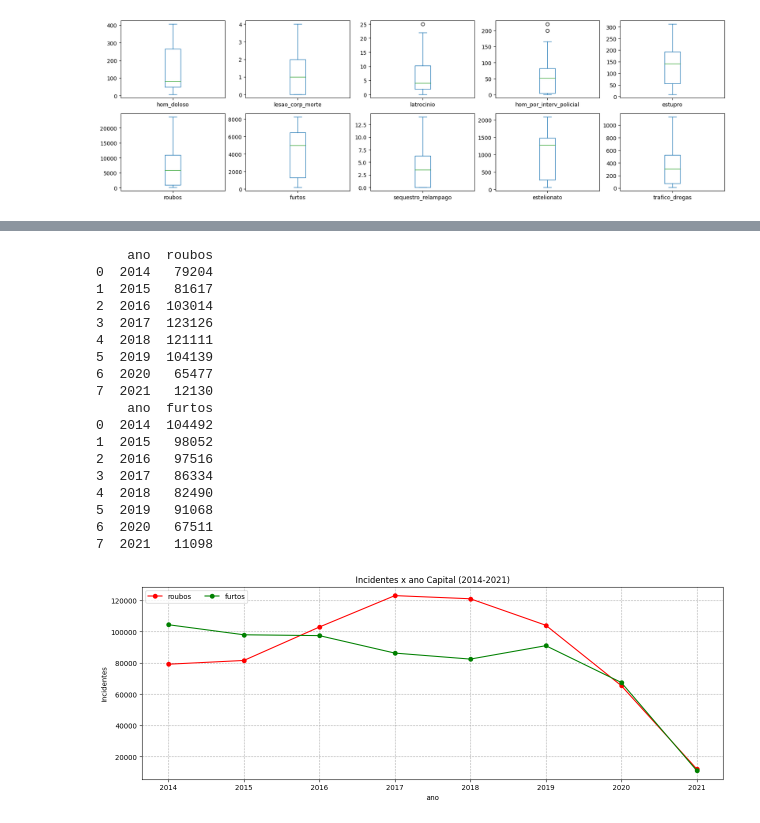
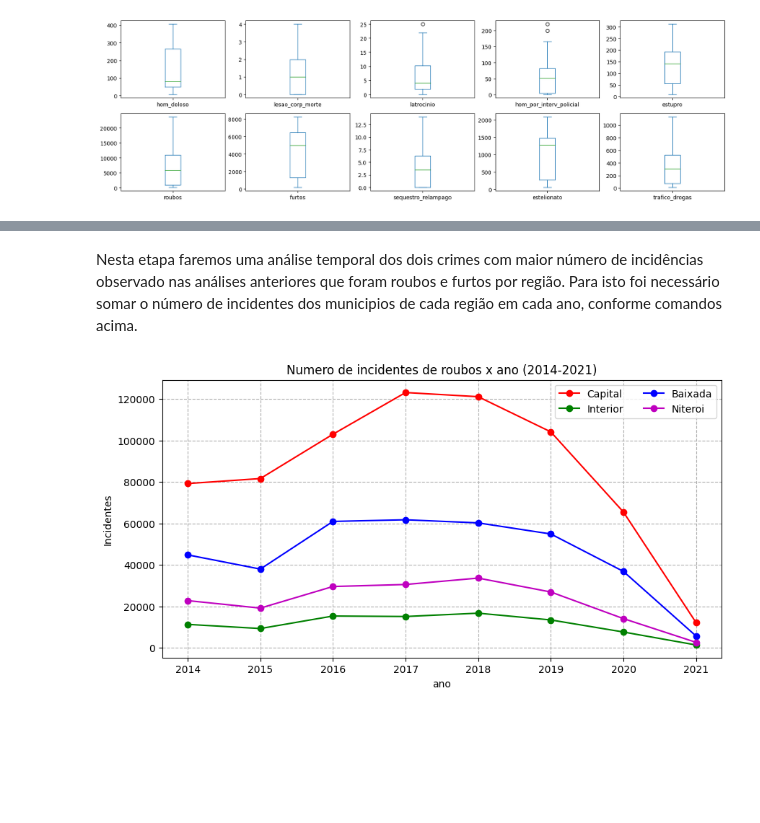
Before and after one commit to eccardoso/mvp-analise-de-dados-e-boas-praticas, a Jupyter notebook: MVP_Análise_de_Dados.ipynb, the cells around one changed output, grey strips where cells are left out. Drawn from its saved outputs; the diff is of its cells as text; code cells hidden in the pictures; blank space fills up the shorter version.

```diff
--- a/MVP_Análise_de_Dados.ipynb
+++ b/MVP_Análise_de_Dados.ipynb
@@ -475,55 +432,41 @@ selecao_capital.head(10)
 # %%
 # somar os roubos agrupados por ano e indexados
-sum_roubos=selecao_capital.groupby(['ano'])['roubos'].sum().reset_index()
+sum_roubos_interior=selecao_interior.groupby(['ano','regiao'])['roubos'].sum().reset_index()
+sum_roubos_baixada=selecao_baixada.groupby(['ano','regiao'])['roubos'].sum().reset_index()
+sum_roubos_niteroi=selecao_niteroi.groupby(['ano','regiao'])['roubos'].sum().reset_index()
 
 # somar os furtos agrupados por ano e indexados
-sum_furtos=selecao_capital.groupby(['ano'])['furtos'].sum().reset_index()
-
-print(sum_roubos)
-print(sum_furtos)
+sum_furtos_interior=selecao_interior.groupby(['ano','regiao'])['furtos'].sum().reset_index()
+sum_furtos_baixada=selecao_baixada.groupby(['ano','regiao'])['furtos'].sum().reset_index()
+sum_furtos_niteroi=selecao_niteroi.groupby(['ano','regiao'])['furtos'].sum().reset_index()
-# %% [output]
-    ano  roubos
-0  2014   79204
-1  2015   81617
-2  2016  103014
-3  2017  123126
-4  2018  121111
-5  2019  104139
-6  2020   65477
-7  2021   12130
-    ano  furtos
-0  2014  104492
-1  2015   98052
-2  2016   97516
-3  2017   86334
-4  2018   82490
-5  2019   91068
-6  2020   67511
-7  2021   11098
+# %% [markdown]
+Nesta etapa faremos uma análise temporal dos dois crimes com maior número de incidências observado nas análises anteriores que foram roubos e furtos por região. Para isto foi necessário somar o número de incidentes dos municipios de cada região em cada ano, conforme comandos acima.
 # %%
 # Prepara a figura (fig) e a área do gráfico (ax) com largura 15 e altura 5
 # somar os hoicidios agrupados por ano
-fig, ax = plt.subplots(figsize = (15,5))
+fig, ax = plt.subplots(figsize = (10,5))
 
 # Plota o gráfico de linha
 # Note que os parâmetros para os vetores associados os eixos X e Y
-ax.plot(sum_roubos['ano'], sum_roubos['roubos'],label='roubos',color = 'r',marker = "o")
-ax.plot(sum_furtos['ano'], sum_furtos['furtos'],label='furtos',color = 'g',marker = "o")
+ax.plot(selecao_capital['ano'], selecao_capital['roubos'],label='Capital',color = 'r',marker = "o")
+ax.plot(sum_roubos_interior['ano'], sum_roubos_interior['roubos'],label='Interior',color = 'g',marker = "o")
+ax.plot(sum_roubos_baixada['ano'], sum_roubos_baixada['roubos'],label='Baixada',color = 'b',marker = "o")
+ax.plot(sum_roubos_niteroi['ano'], sum_roubos_niteroi['roubos'],label='Niteroi',color = 'm',marker = "o")
 
 # Acrescenta um título ao gráfico
-ax.set_title('Incidentes x ano Capital (2014-2021)')
+ax.set_title('Numero de incidentes de roubos x ano (2014-2021)')
 
 # Define os rótulos dos eixos
 ax.set_xlabel('ano')
 ax.set_ylabel('Incidentes')
 
 # Acrescenta legenda
-plt.legend(loc = 'upper left', ncol = 2)
+plt.legend(loc = 'upper right', ncol = 2)
 
 #incluindo grid
 plt.grid(linestyle='--')
 
 # Exibe o gráfico
 plt.show()
 # %% [output]
-[figure, old version]
+[figure, new version]
```
Also changed, not shown: parts of 23 cells of this notebook.
